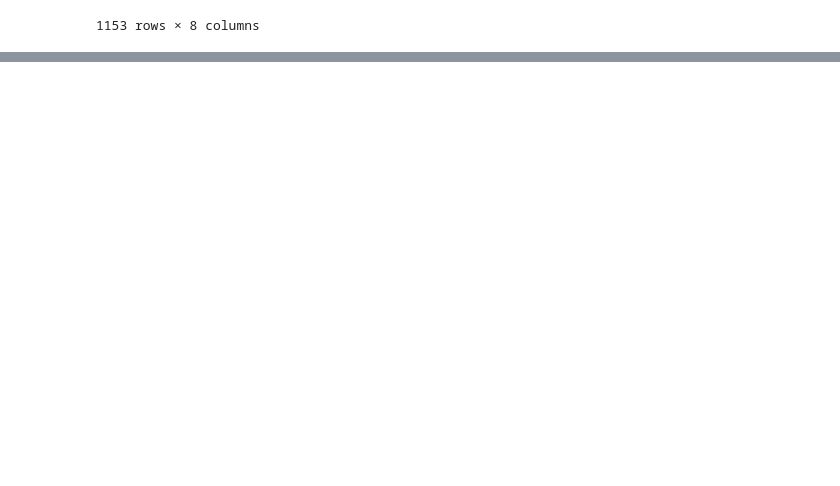
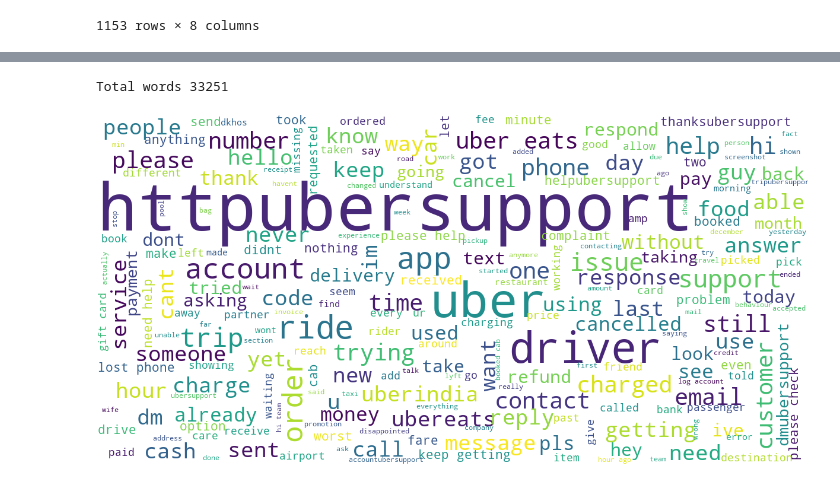
Before and after one commit to bogdan-tanasie/SMF, a Jupyter notebook: TopicModeling.ipynb, the cells around one changed output, grey strips where cells are left out. Drawn from its saved outputs; the diff is of its cells as text; code cells hidden in the pictures; blank space fills up the shorter version.

```diff
--- a/TopicModeling.ipynb
+++ b/TopicModeling.ipynb
@@ -9,3 +9,6 @@ import gensim.corpora as cp
 import pyLDAvis.gensim
 import pyLDAvis
 import  matplotlib.pyplot as plt
+# %%
+covid_date = np.datetime64('2020-04-01T01:00:00.000000+0100')
+n_topics = 5
@@ -390,0 +253,2 @@ pyLDAvis.save_html(LDAvis_prepared,'./html/to_lda_n5.html')
+# %%
+pre_to_uber_df_tk = uber_df_tk[(uber_df_tk['target'] == 'Uber_Support') & (uber_df_tk['created_at'] <= covid_date)]
@@ -390,0 +271,8 @@ pyLDAvis.save_html(LDAvis_prepared,'./html/to_lda_n5.html')
+# %%
+wcloud = word_cloud(pre_to_uber_df_tk)
+# %% [output]
+Total words 33251
+# %%
+wcloud
+# %% [output]
+[figure, added]
```
Also changed, not shown: parts of 100 cells of this notebook, 13 other files.
